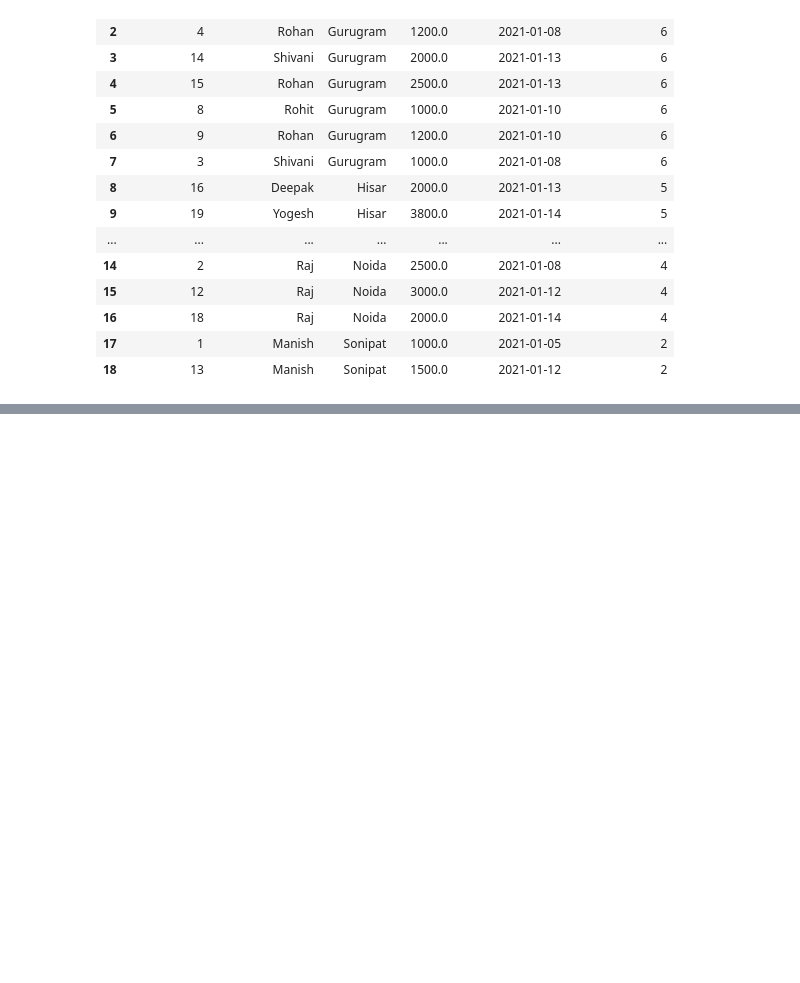
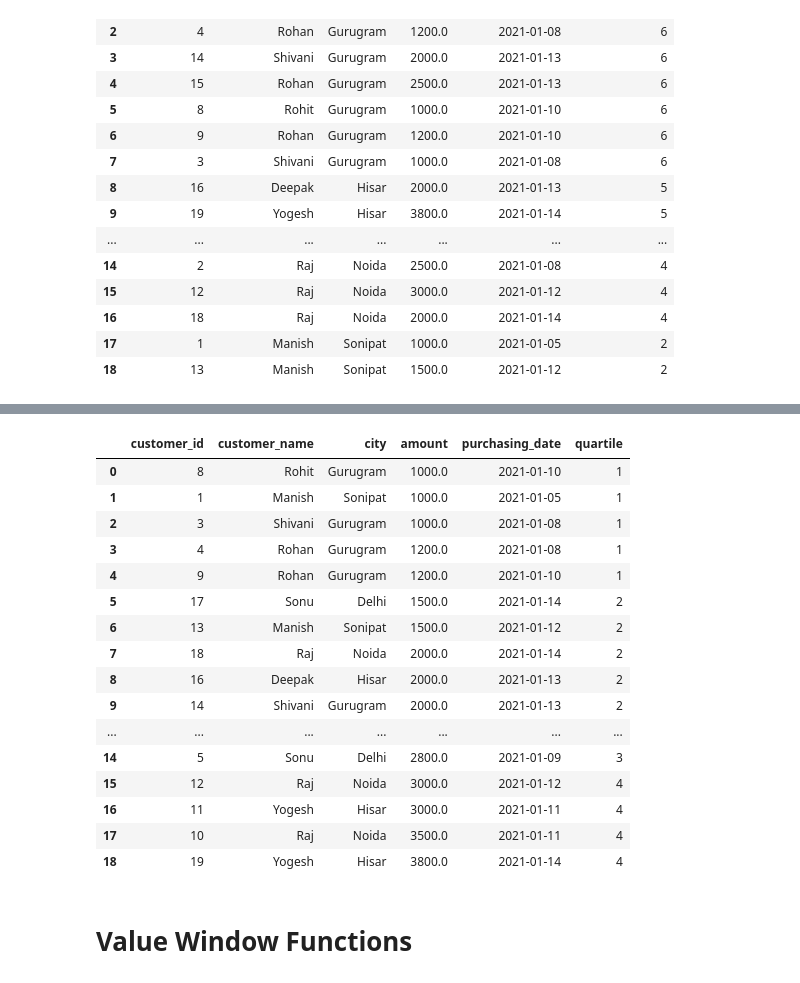
Before and after one commit to GurmitSeera/SQL-Exercises, a Jupyter notebook: Window_Functions.ipynb, the cells around one changed output, grey strips where cells are left out. Cells and saved outputs as stored; diff of their text form; code cells hidden in the pictures; blank space fills up the shorter version.

```diff
--- a/Window_Functions.ipynb
+++ b/Window_Functions.ipynb
@@ -243,0 +349,26 @@ pd.read_sql_query(Sql_query5,connection)
+# %%
+sql_query5 = """ Select customer_id, customer_name, city, amount, purchasing_date,
+                 Ntile(4) over( order by amount) as quartile
+                 from purchase;
+"""
+pd.read_sql_query(sql_query5,connection)
+# %% [output]
+|  | customer_id | customer_name | city | amount | purchasing_date | quartile |
+| 0 | 8 | Rohit | Gurugram | 1000.0 | 2021-01-10 | 1 |
+| 1 | 1 | Manish | Sonipat | 1000.0 | 2021-01-05 | 1 |
+| 2 | 3 | Shivani | Gurugram | 1000.0 | 2021-01-08 | 1 |
+| 3 | 4 | Rohan | Gurugram | 1200.0 | 2021-01-08 | 1 |
+| 4 | 9 | Rohan | Gurugram | 1200.0 | 2021-01-10 | 1 |
+| 5 | 17 | Sonu | Delhi | 1500.0 | 2021-01-14 | 2 |
+| 6 | 13 | Manish | Sonipat | 1500.0 | 2021-01-12 | 2 |
+| 7 | 18 | Raj | Noida | 2000.0 | 2021-01-14 | 2 |
+| 8 | 16 | Deepak | Hisar | 2000.0 | 2021-01-13 | 2 |
+| 9 | 14 | Shivani | Gurugram | 2000.0 | 2021-01-13 | 2 |
+| ... | ... | ... | ... | ... | ... | ... |
+| 14 | 5 | Sonu | Delhi | 2800.0 | 2021-01-09 | 3 |
+| 15 | 12 | Raj | Noida | 3000.0 | 2021-01-12 | 4 |
+| 16 | 11 | Yogesh | Hisar | 3000.0 | 2021-01-11 | 4 |
+| 17 | 10 | Raj | Noida | 3500.0 | 2021-01-11 | 4 |
+| 18 | 19 | Yogesh | Hisar | 3800.0 | 2021-01-14 | 4 |
+# %% [markdown]
+# Value Window Functions
```
Also changed, not shown: parts of 12 cells of this notebook.
